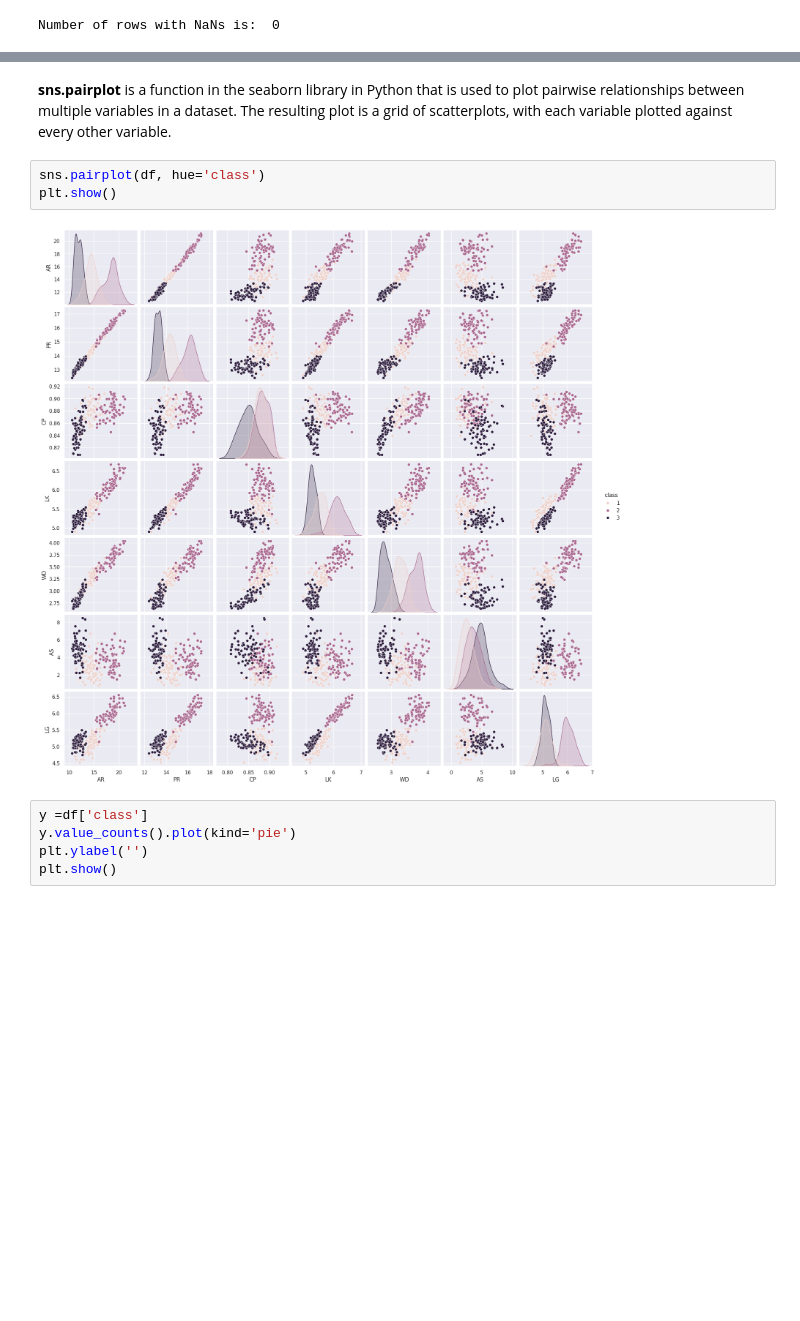
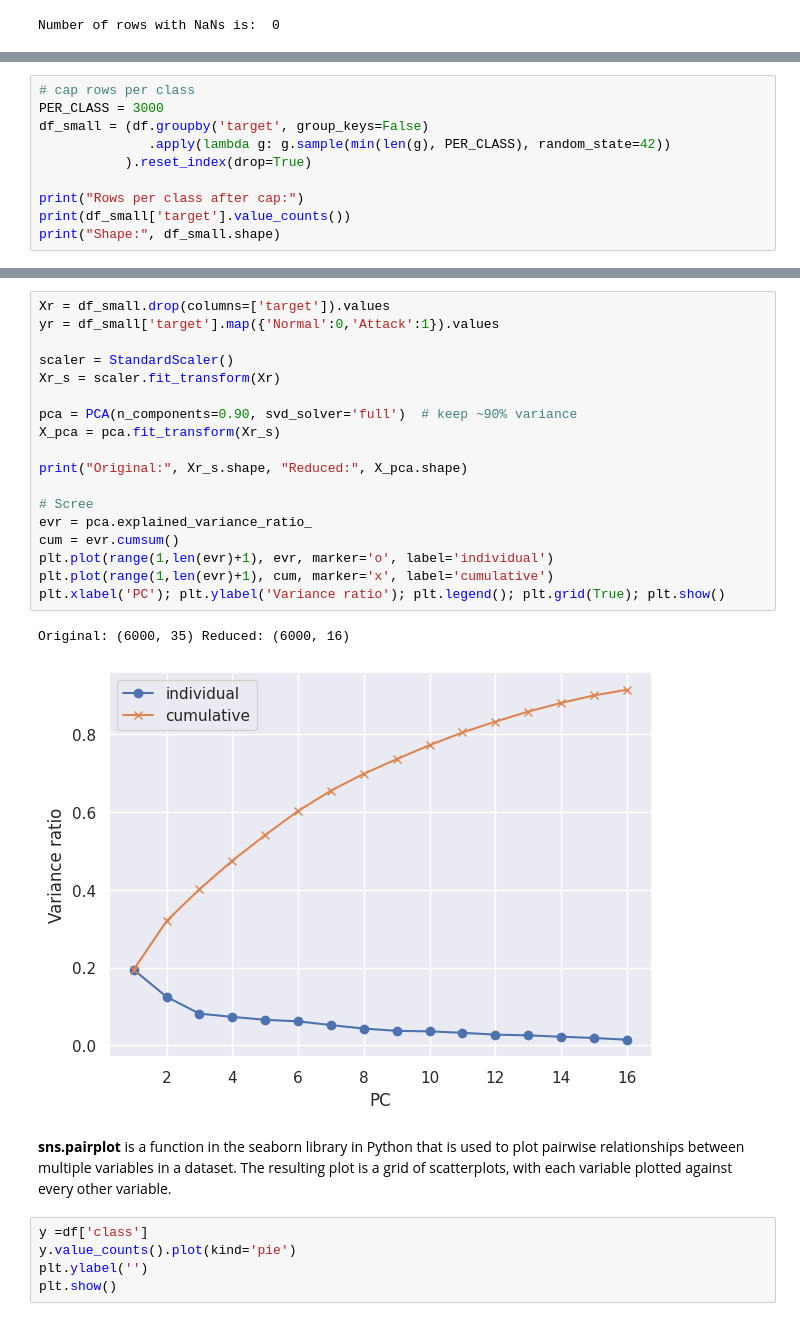
Before and after one commit to Ola-Steeve/INSE6220, a Jupyter notebook: Sample Project Classification with PyCaret.ipynb, the cells around one changed output, grey strips where cells are left out. Saved outputs shown, nothing was run; the diff lists cells and outputs as text; blank space fills up the shorter version.

```diff
--- a/Sample Project Classification with PyCaret.ipynb
+++ b/Sample Project Classification with PyCaret.ipynb
@@ -120,0 +107,10 @@ KeyError: "['target'] not in index"
+# %%
+# cap rows per class
+PER_CLASS = 3000
+df_small = (df.groupby('target', group_keys=False)
+              .apply(lambda g: g.sample(min(len(g), PER_CLASS), random_state=42))
+           ).reset_index(drop=True)
+
+print("Rows per class after cap:")
+print(df_small['target'].value_counts())
+print("Shape:", df_small.shape)
@@ -121,10 +135,26 @@ KeyError: "['target'] not in index"
+# %%
+Xr = df_small.drop(columns=['target']).values
+yr = df_small['target'].map({'Normal':0,'Attack':1}).values
+
+scaler = StandardScaler()
+Xr_s = scaler.fit_transform(Xr)
+
+pca = PCA(n_components=0.90, svd_solver='full')  # keep ~90% variance
+X_pca = pca.fit_transform(Xr_s)
+
+print("Original:", Xr_s.shape, "Reduced:", X_pca.shape)
+
+# Scree
+evr = pca.explained_variance_ratio_
+cum = evr.cumsum()
+plt.plot(range(1,len(evr)+1), evr, marker='o', label='individual')
+plt.plot(range(1,len(evr)+1), cum, marker='x', label='cumulative')
+plt.xlabel('PC'); plt.ylabel('Variance ratio'); plt.legend(); plt.grid(True); plt.show()
+# %% [output]
+Original: (6000, 35) Reduced: (6000, 16)
+[figure, added]
 # %% [markdown]
 **sns.pairplot** is a function in the seaborn library in Python that is used to plot pairwise relationships between multiple variables in a dataset. The resulting plot is a grid of scatterplots, with each variable plotted against every other variable.
-# %%
-sns.pairplot(df, hue='class')
-plt.show()
-# %% [output]
-[figure, removed]
 # %%
 y =df['class']
 y.value_counts().plot(kind='pie')
```
Also changed, not shown: parts of 5 cells of this notebook.
